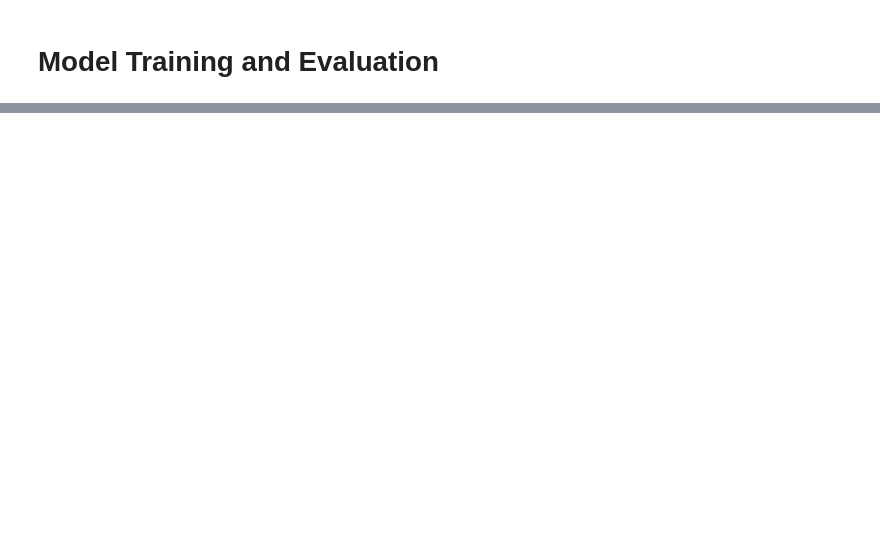
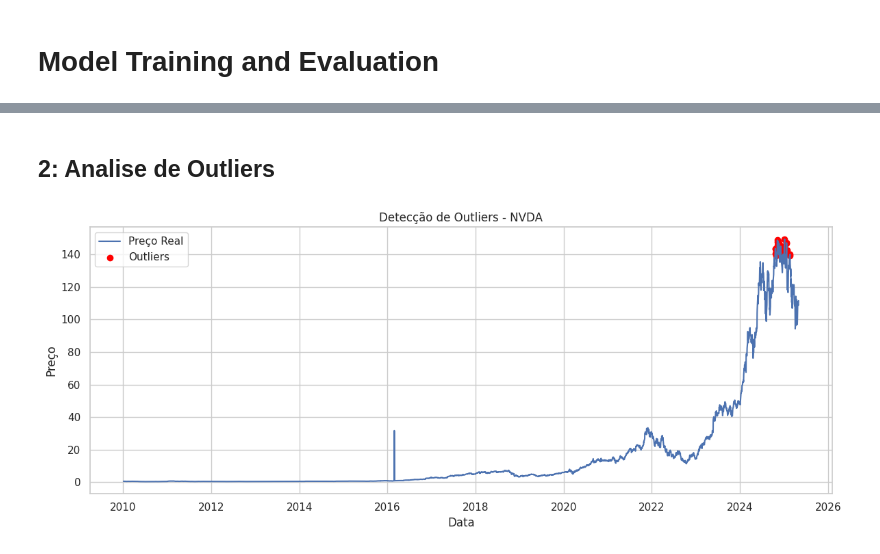
Before and after one commit to patrickegon/deepseek-stock, a Jupyter notebook: notebooks/03_modeling.ipynb, the cells around one changed output, grey strips where cells are left out. Saved outputs shown, nothing was run; the diff lists cells and outputs as text; code cells hidden in the pictures; blank space fills up the shorter version.

```diff
--- a/notebooks/03_modeling.ipynb
+++ b/notebooks/03_modeling.ipynb
@@ -84,0 +98,23 @@ plt.show()
+# %% [markdown]
+## 2: Analise de Outliers
+# %%
+from sklearn.ensemble import IsolationForest
+
+# Aplicar o modelo Isolation Forest para detecção de outliers
+model_outliers = IsolationForest(contamination=0.01)  # Ajustar o nível de contaminação conforme necessário
+outliers = model_outliers.fit_predict(df[['Close_NVDA']])
+
+# Marcar outliers no gráfico
+df['Outlier'] = outliers
+plt.figure(figsize=(12, 5))
+plt.plot(df['Close_NVDA'], label='Preço Real')
+plt.scatter(df.index[df['Outlier'] == -1], df['Close_NVDA'][df['Outlier'] == -1], color='red', label='Outliers')
+plt.title('Detecção de Outliers - NVDA')
+plt.xlabel('Data')
+plt.ylabel('Preço')
+plt.legend()
+plt.grid(True)
+plt.tight_layout()
+plt.show()
+# %% [output]
+[figure, added]
```
Also changed, not shown: parts of 20 cells of this notebook.
